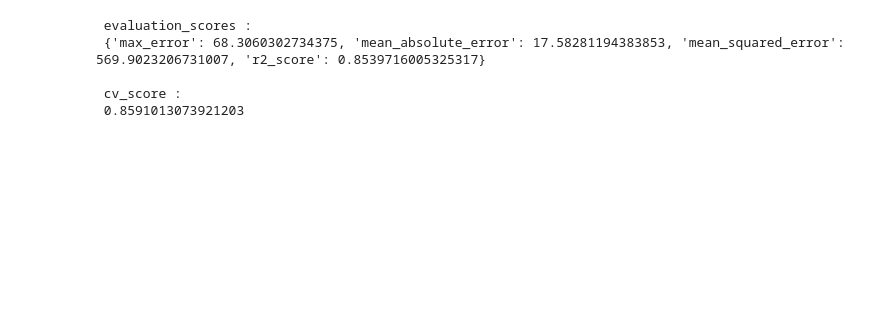
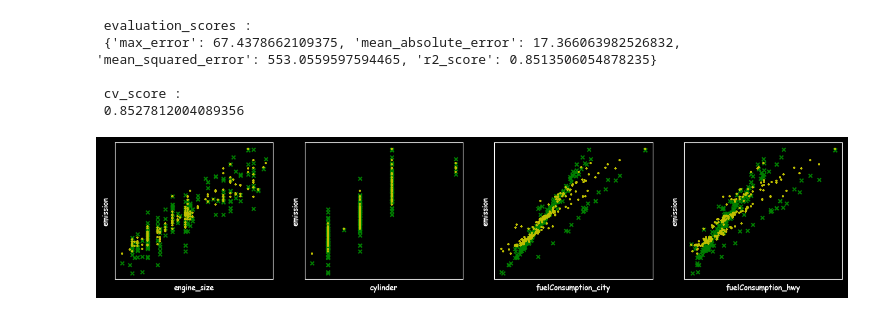
Before and after one commit to moaryani75/ml_projects, a Jupyter notebook: ml_reg.ipynb, the cells around one changed output. Saved outputs shown, nothing was run; the diff lists cells and outputs as text; code cells hidden in the pictures; blank space fills up the shorter version.

```diff
--- a/ml_reg.ipynb
+++ b/ml_reg.ipynb
@@ -132,24 +141,27 @@ print(' cv_score :',
 # %%
 # lasso_model
 # -----------
-lasso =Lasso(alpha=0.5)
+lasso =Lasso()
 # training
 lasso.fit(x_train ,y_train)
 # prediction
 Y_test_lasso =lasso.predict(x_test)
 # evaluation_scores
 print(' evaluation_scores :',
     '\n',
     eva_scores(y_test,Y_test_lasso),
     '\n')
 # cross_validation_score
 print(' cv_score :',
     '\n',
     cv_score(ridge),
     '\n')
+# evaluation_plot
+eva_plot(Y_test_lasso)
 # %% [output]
  evaluation_scores :
- {'max_error': 68.3060302734375, 'mean_absolute_error': 17.58281194383853, 'mean_squared_error': 569.9023206731007, 'r2_score': 0.8539716005325317}
+ {'max_error': 67.4378662109375, 'mean_absolute_error': 17.366063982526832, 'mean_squared_error': 553.0559597594465, 'r2_score': 0.8513506054878235}
 
  cv_score :
- 0.8591013073921203
+ 0.8527812004089356
+[figure, added]
```
Also changed, not shown: parts of 5 cells of this notebook, 2 other files.
